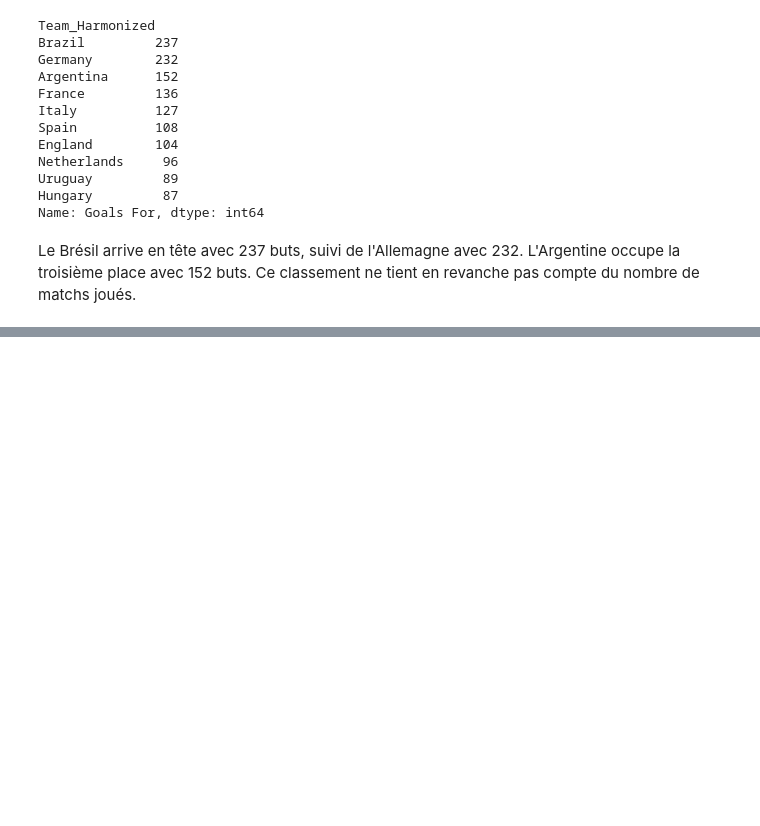
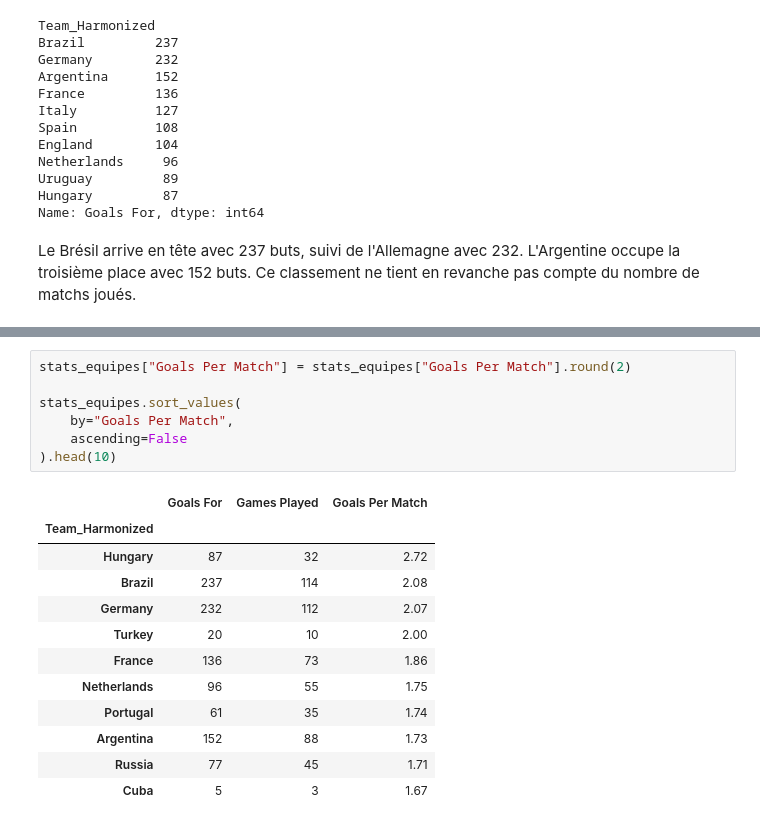
Before and after one commit to Chrilap95/Projet-fil-rouge, a Jupyter notebook: notebooks/03_analyse_fifa.ipynb, the cells around one changed output, grey strips where cells are left out. Drawn from its saved outputs; the diff is of its cells as text; blank space fills up the shorter version.

```diff
--- a/notebooks/03_analyse_fifa.ipynb
+++ b/notebooks/03_analyse_fifa.ipynb
@@ -104,0 +181,20 @@ Le Brésil arrive en tête avec 237 buts, suivi de l'Allemagne avec 232. L'Argen
+# %%
+stats_equipes["Goals Per Match"] = stats_equipes["Goals Per Match"].round(2)
+
+stats_equipes.sort_values(
+    by="Goals Per Match",
+    ascending=False
+).head(10)
+# %% [output]
+|  | Goals For | Games Played | Goals Per Match |
+| Team_Harmonized |  |  |  |
+| Hungary | 87 | 32 | 2.72 |
+| Brazil | 237 | 114 | 2.08 |
+| Germany | 232 | 112 | 2.07 |
+| Turkey | 20 | 10 | 2.00 |
+| France | 136 | 73 | 1.86 |
+| Netherlands | 96 | 55 | 1.75 |
+| Portugal | 61 | 35 | 1.74 |
+| Argentina | 152 | 88 | 1.73 |
+| Russia | 77 | 45 | 1.71 |
+| Cuba | 5 | 3 | 1.67 |
```
Also changed, not shown: parts of 23 cells of this notebook.
